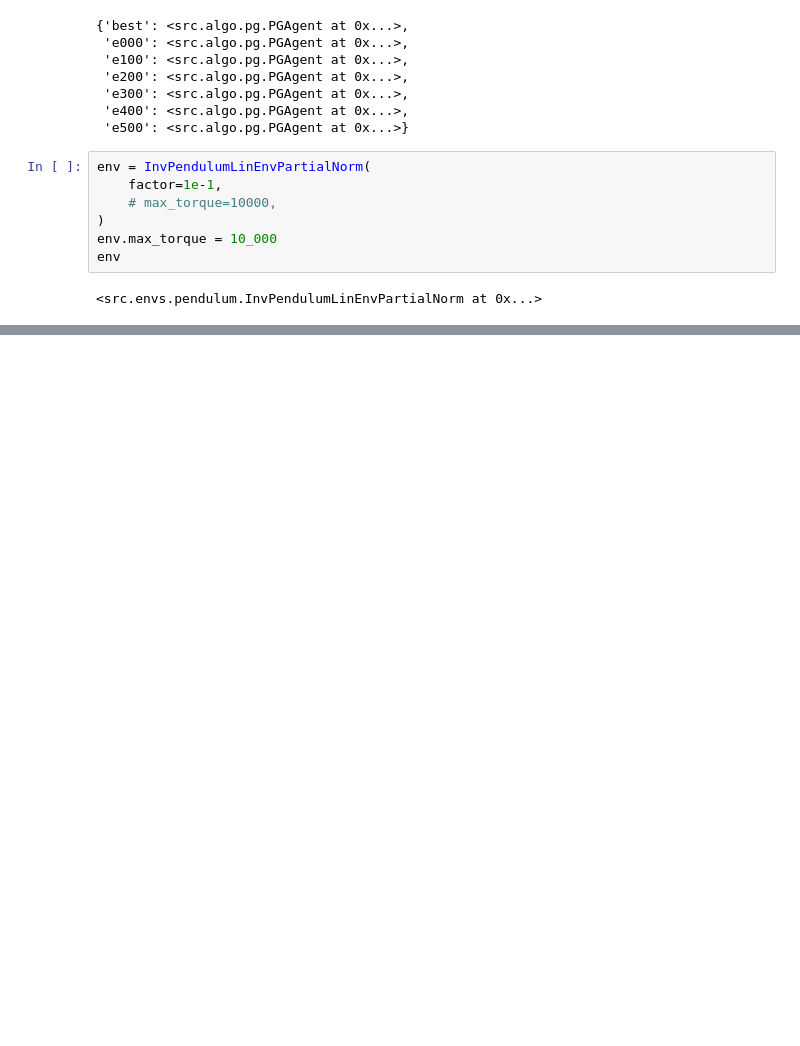
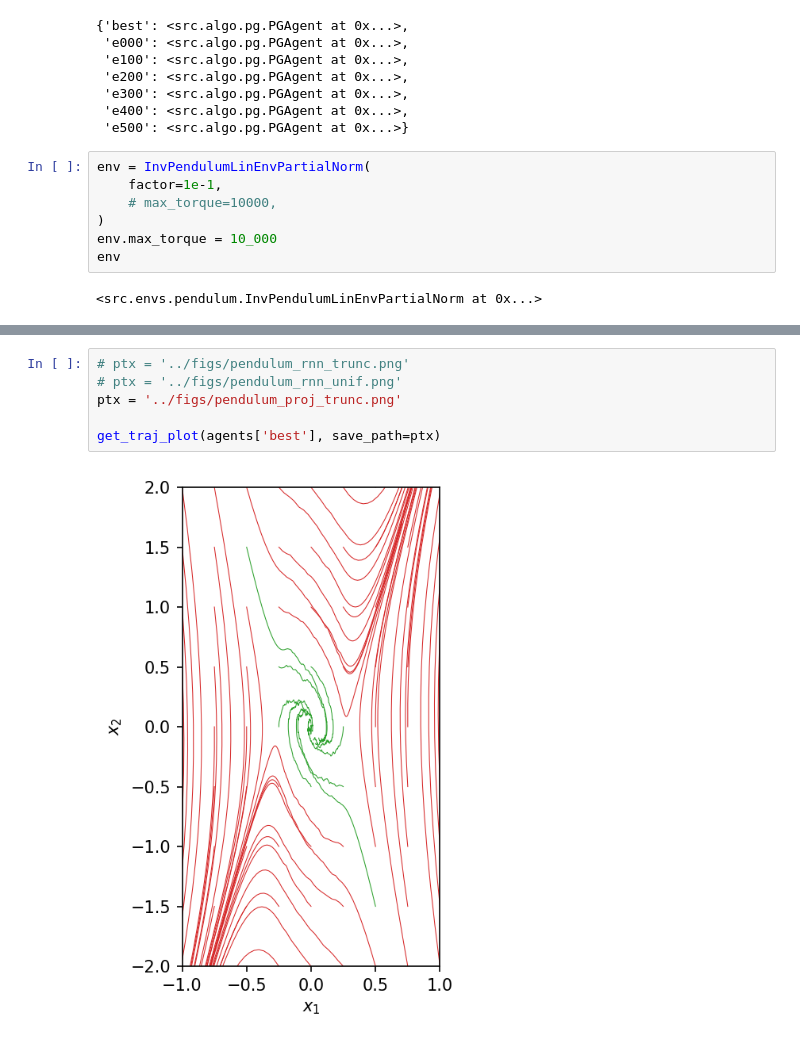
Before and after one commit to hunter-heidenreich/IQCRNN-PyTorch, a Jupyter notebook: notebooks/Pendulum-Trajectories.ipynb, the cells around one changed output, grey strips where cells are left out. Drawn from its saved outputs; the diff is of its cells as text; blank space fills up the shorter version.

```diff
--- a/notebooks/Pendulum-Trajectories.ipynb
+++ b/notebooks/Pendulum-Trajectories.ipynb
@@ -94,0 +119,8 @@ get_traj_plot(agents['best'])
+# %%
+# ptx = '../figs/pendulum_rnn_trunc.png'
+# ptx = '../figs/pendulum_rnn_unif.png'
+ptx = '../figs/pendulum_proj_trunc.png'
+
+get_traj_plot(agents['best'], save_path=ptx)
+# %% [output]
+[figure, added]
```
Also changed, not shown: parts of 9 cells of this notebook, 14 other files.
